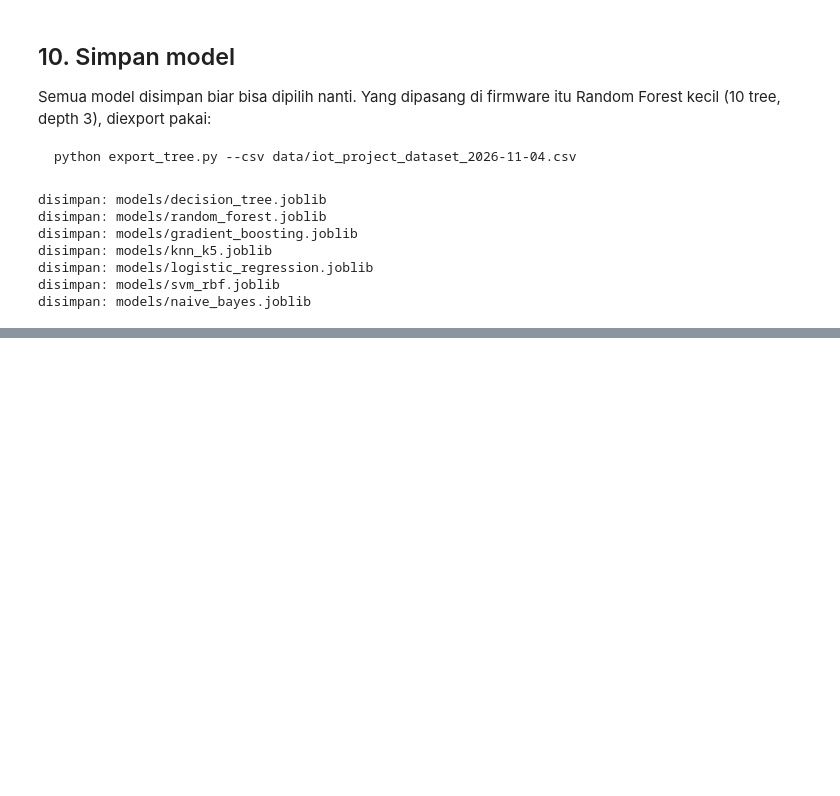
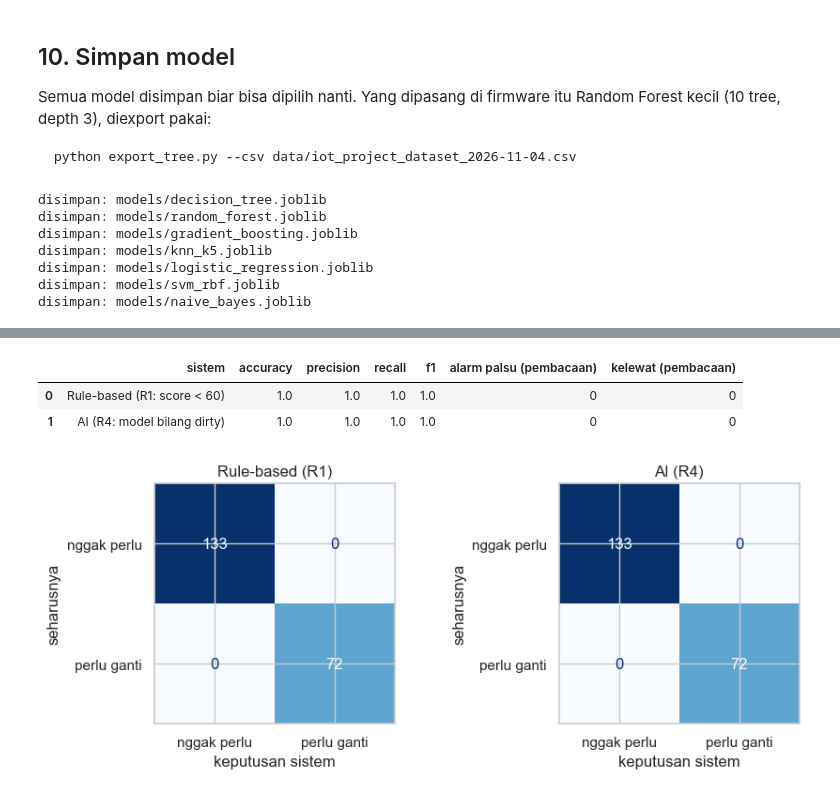
Before and after one commit to StevenLie14/IoT, a Jupyter notebook: ml/water_quality_models.ipynb, the cells around one changed output, grey strips where cells are left out. Saved outputs shown, nothing was run; the diff lists cells and outputs as text; code cells hidden in the pictures; blank space fills up the shorter version.

```diff
--- a/ml/water_quality_models.ipynb
+++ b/ml/water_quality_models.ipynb
@@ -702,0 +755,34 @@ disimpan: models/naive_bayes.joblib
+# %%
+from sklearn.metrics import precision_score, recall_score
+
+rows = []
+for name, col in [("Rule-based (R1: score < 60)", "rule_based"), ("AI (R4: model bilang dirty)", "ai")]:
+    rows.append({
+        "sistem": name,
+        "accuracy": accuracy_score(cmp["truth"], cmp[col]),
+        "precision": precision_score(cmp["truth"], cmp[col], zero_division=0),
+        "recall": recall_score(cmp["truth"], cmp[col], zero_division=0),
+        "f1": f1_score(cmp["truth"], cmp[col], zero_division=0),
+        "alarm palsu (pembacaan)": int((cmp[col] & ~cmp["truth"]).sum()),
+        "kelewat (pembacaan)": int((~cmp[col] & cmp["truth"]).sum()),
+    })
+compare = pd.DataFrame(rows)
+compare.to_csv("results/ai_vs_rule_based.csv", index=False)
+compare.round(3)
+# %% [output]
+|  | sistem | accuracy | precision | recall | f1 | alarm palsu (pembacaan) | kelewat (pembacaan) |
+| 0 | Rule-based (R1: score < 60) | 1.0 | 1.0 | 1.0 | 1.0 | 0 | 0 |
+| 1 | AI (R4: model bilang dirty) | 1.0 | 1.0 | 1.0 | 1.0 | 0 | 0 |
+# %%
+fig, axes = plt.subplots(1, 2, figsize=(9, 3.6))
+for ax, (name, col) in zip(axes, [("Rule-based (R1)", "rule_based"), ("AI (R4)", "ai")]):
+    cm = confusion_matrix(cmp["truth"], cmp[col], labels=[False, True])
+    ConfusionMatrixDisplay(cm, display_labels=["nggak perlu", "perlu ganti"]).plot(ax=ax, colorbar=False, cmap="Blues")
+    ax.set_title(name)
+    ax.set_xlabel("keputusan sistem")
+    ax.set_ylabel("seharusnya")
+fig.tight_layout()
+fig.savefig("results/ai_vs_rule_based_cm.png", dpi=150)
+plt.show()
+# %% [output]
+[figure, added]
```
Also changed, not shown: parts of 9 cells of this notebook, 13 other files.
